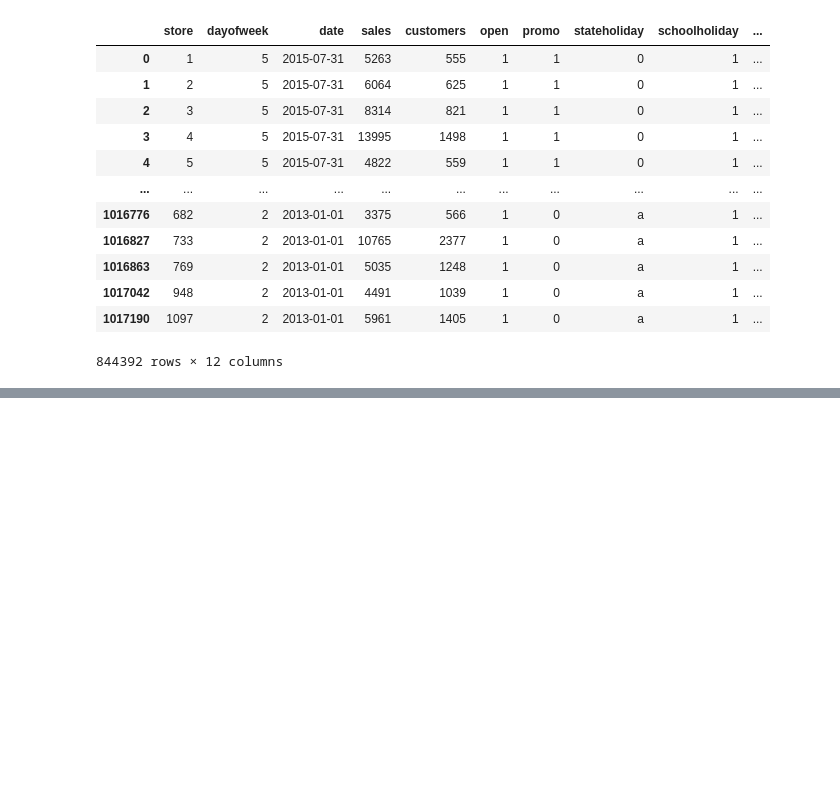
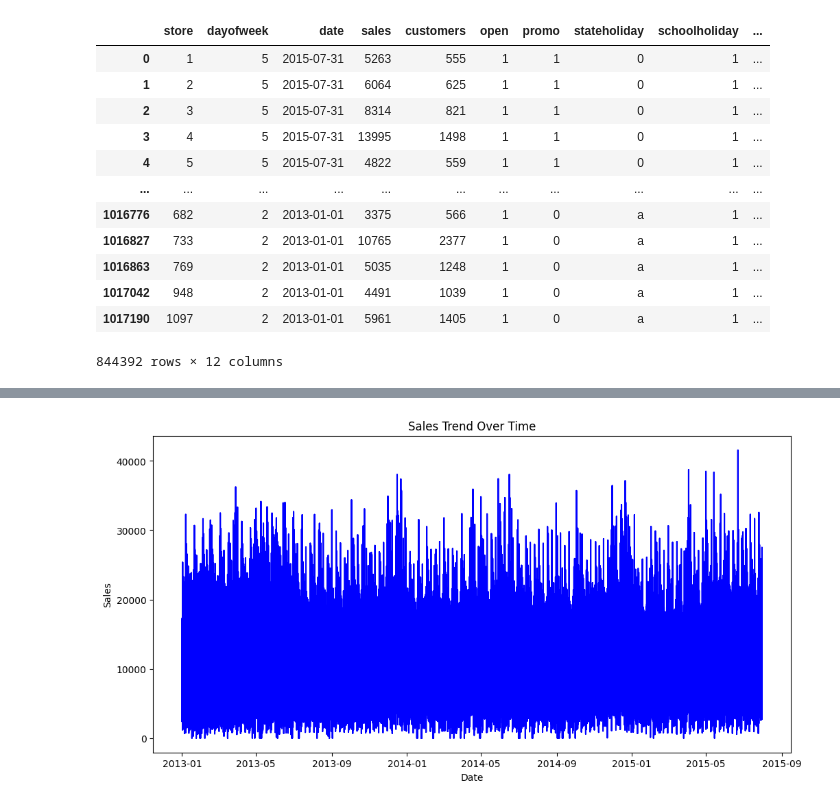
Before and after one commit to readulislamtamim/sales-forecasting, a Jupyter notebook: notebooks/main.ipynb, the cells around one changed output, grey strips where cells are left out. Cells and saved outputs as stored; diff of their text form; code cells hidden in the pictures; blank space fills up the shorter version.

Commit message:
Phase 6: Data visualization is done

```diff
--- a/notebooks/main.ipynb
+++ b/notebooks/main.ipynb
@@ -344,0 +358,5 @@ AttributeError: 'DataFrame' object has no attribute 'sort_value'
+# %%
+visualizer = DataVisualizer(df_feature)
+visualizer.plot_sales_trend()
+# %% [output]
+[figure, added]
```
Also changed, not shown: parts of 6 cells of this notebook, 1 other file.
